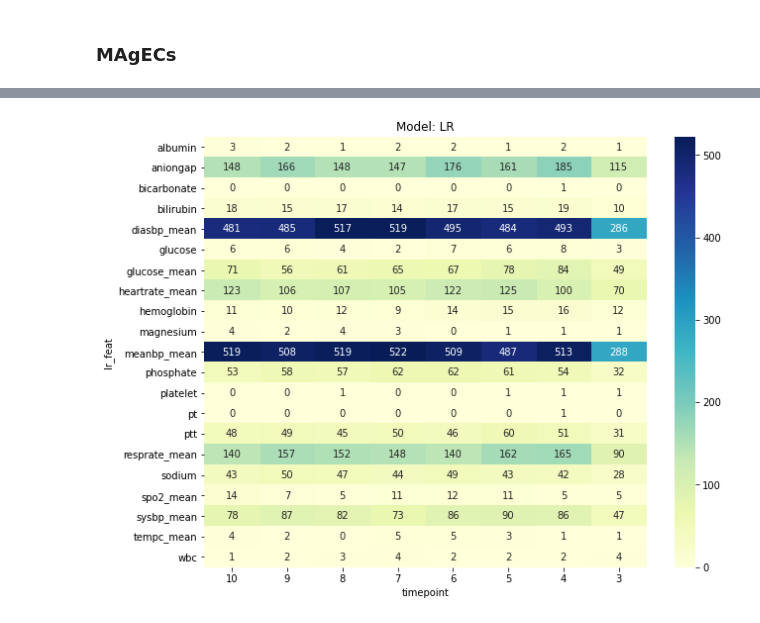
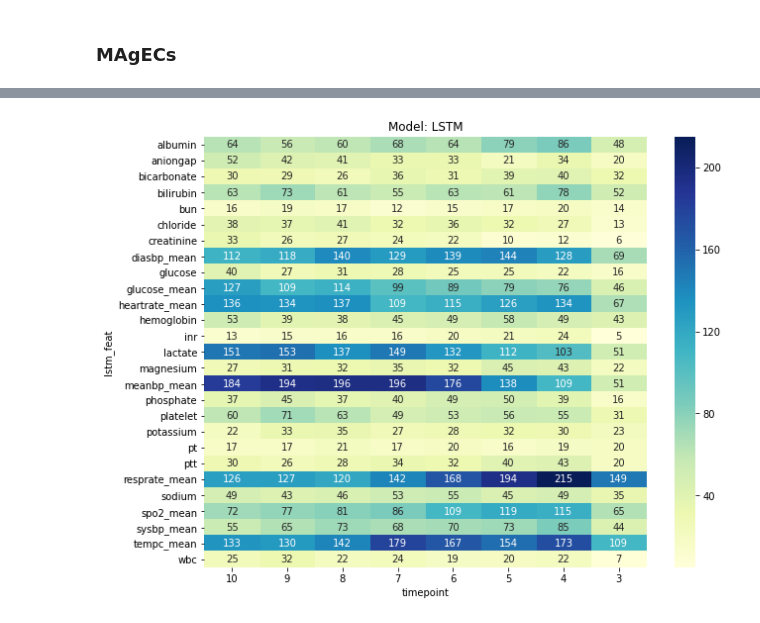
Before and after one commit to gstef80/MAgEC, a Jupyter notebook: MIMIC_MV_MAGEC.ipynb, the cells around one changed output, grey strips where cells are left out. Drawn from its saved outputs; the diff is of its cells as text; code cells hidden in the pictures.

Commit message:
MAgECs from LSTM for MIMIC-III (refactoring of magec_utils.py)

```diff
--- a/MIMIC_MV_MAGEC.ipynb
+++ b/MIMIC_MV_MAGEC.ipynb
@@ -494,3 +436,10 @@ x_magec.head()
+# %%
+xy_magec = df_series_valid.copy()
+
+x_magec_cols = list(set(xy_magec.columns) - {'label'})
+x_magec = xy_magec[x_magec_cols]
+
+y_magec = xy_magec['label']
 # %%
 magecs_lr = mg.case_magecs(lr, x_magec, model_name='lr')
 magecs_lr = mg.normalize_magecs(magecs_lr, features=None, model_name='lr')
@@ -500,6 +449,9 @@ magecs_rf = mg.normalize_magecs(magecs_rf, features=None, model_name='rf')
 
 magecs_mlp = mg.case_magecs(mlp, x_magec, model_name='mlp')
 magecs_mlp = mg.normalize_magecs(magecs_mlp, features=None, model_name='mlp')
+
+magecs_lstm = mg.case_magecs(lstm, x_magec, model_name='lstm', timeseries=True)
+magecs_lstm = mg.normalize_magecs(magecs_lstm, features=None, model_name='lstm')
 # %%
 feats = vitals+labs
-joined = mg.magec_models(magecs_mlp, magecs_rf, magecs_lr, Xdata=x_magec, Ydata=y_magec, features=feats)
+joined = mg.magec_models(magecs_mlp, magecs_rf, magecs_lr, magecs_lstm, Xdata=x_magec, Ydata=y_magec, features=feats)
@@ -515,2 +467,2 @@ joined.to_csv('time_mimic_magecs.csv', index=False)
 # %%
-ranks1 = mg.magec_rank(joined, rank=1, features=feats)
+ranks1 = mg.magec_rank(joined, rank=1, features=feats, models=('mlp', 'rf', 'lr', 'lstm'))
@@ -537,7 +483,7 @@ def rank_heatmap(ranks, model='mlp', timepoint=10):
     ax.invert_xaxis()
     return
 # %%
-rank_heatmap(ranks1, model='lr')
+rank_heatmap(ranks1, model='lstm')
 # %% [output]
-[figure, old version]
+[figure, new version]
 # %%
```
Also changed, not shown: parts of 41 cells of this notebook, 3 other files.
